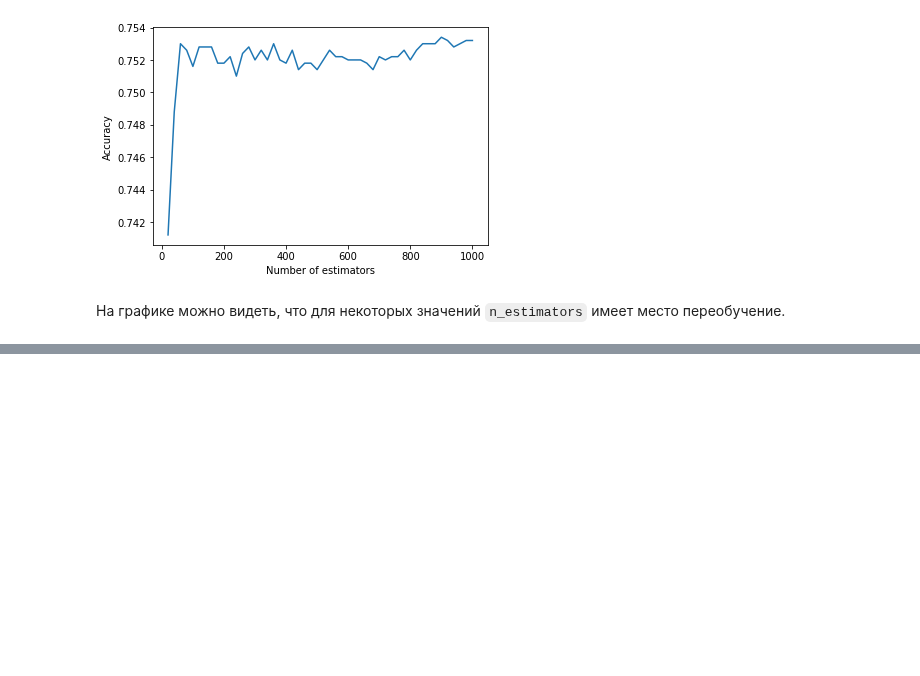
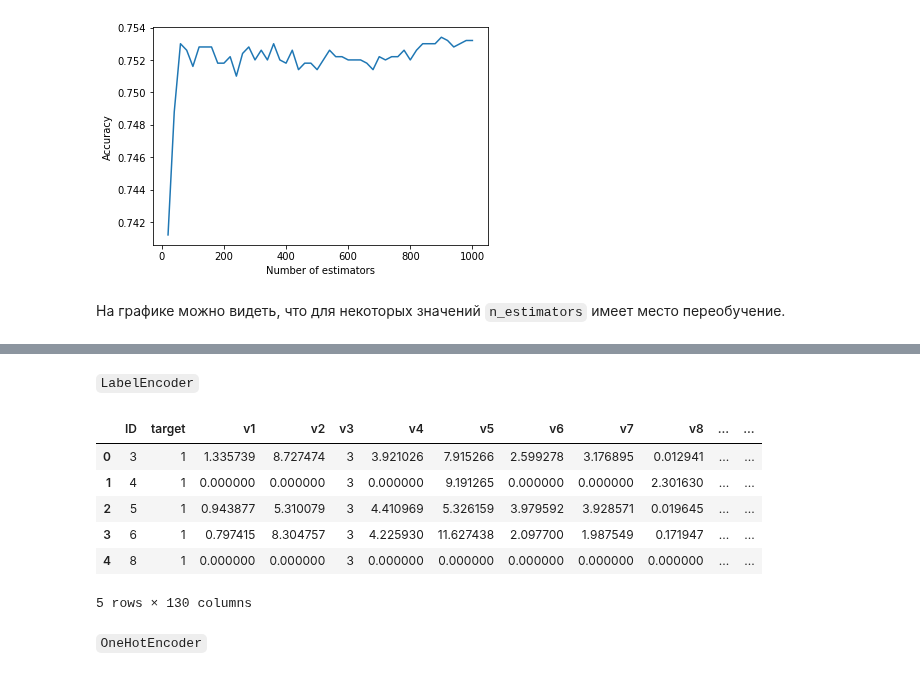
Before and after one commit to endygamedev/university, a Jupyter notebook: 4-course-7-semester/data-analysis-techniques/task-12/Algorithm Composition.ipynb, the cells around one changed output, grey strips where cells are left out. Drawn from its saved outputs; the diff is of its cells as text; code cells hidden in the pictures; blank space fills up the shorter version.

```diff
--- a/4-course-7-semester/data-analysis-techniques/task-12/Algorithm Composition.ipynb
+++ b/4-course-7-semester/data-analysis-techniques/task-12/Algorithm Composition.ipynb
@@ -39,6 +47,6 @@ data.head()
 # %%
-data = data.fillna(0)
-data.head()
+data_real = data_real.fillna(0)
+data_real.head()
 # %% [output]
 |  | ID | target | v1 | v2 | v4 | v5 | v6 | v7 | v8 | v9 | ... | ... |
 | 0 | 3 | 1 | 1.335739 | 8.727474 | 3.921026 | 7.915266 | 2.599278 | 3.176895 | 0.012941 | 9.999999 | ... | ... |
@@ -130,0 +188,28 @@ print(f"Accuracy score: {gs_xdg_clf.score(X, y)}")
+# %% [markdown]
+`LabelEncoder`
+# %%
+category_columns = list(set(data.columns).difference(data_real.columns))
+selected_category_columns = [category for category in category_columns if len(set(data[category])) < 50]
+drop_columns = set(category_columns).difference(selected_category_columns)
+# %%
+data_category = data.drop(drop_columns, axis=1)
+data_category = data_category.fillna(0)
+# %%
+label_encoder_data = data_category
+le = LabelEncoder()
+
+for category in selected_category_columns:
+    label_encoder_data[category] = label_encoder_data[category].astype(str)
+    label_encoder_data[category] = le.fit_transform(label_encoder_data[category])
+# %%
+label_encoder_data.head()
+# %% [output]
+|  | ID | target | v1 | v2 | v3 | v4 | v5 | v6 | v7 | v8 | ... | ... |
+| 0 | 3 | 1 | 1.335739 | 8.727474 | 3 | 3.921026 | 7.915266 | 2.599278 | 3.176895 | 0.012941 | ... | ... |
+| 1 | 4 | 1 | 0.000000 | 0.000000 | 3 | 0.000000 | 9.191265 | 0.000000 | 0.000000 | 2.301630 | ... | ... |
+| 2 | 5 | 1 | 0.943877 | 5.310079 | 3 | 4.410969 | 5.326159 | 3.979592 | 3.928571 | 0.019645 | ... | ... |
+| 3 | 6 | 1 | 0.797415 | 8.304757 | 3 | 4.225930 | 11.627438 | 2.097700 | 1.987549 | 0.171947 | ... | ... |
+| 4 | 8 | 1 | 0.000000 | 0.000000 | 3 | 0.000000 | 0.000000 | 0.000000 | 0.000000 | 0.000000 | ... | ... |
+5 rows × 130 columns
+# %% [markdown]
+`OneHotEncoder`
```
Also changed, not shown: parts of 54 cells of this notebook.
